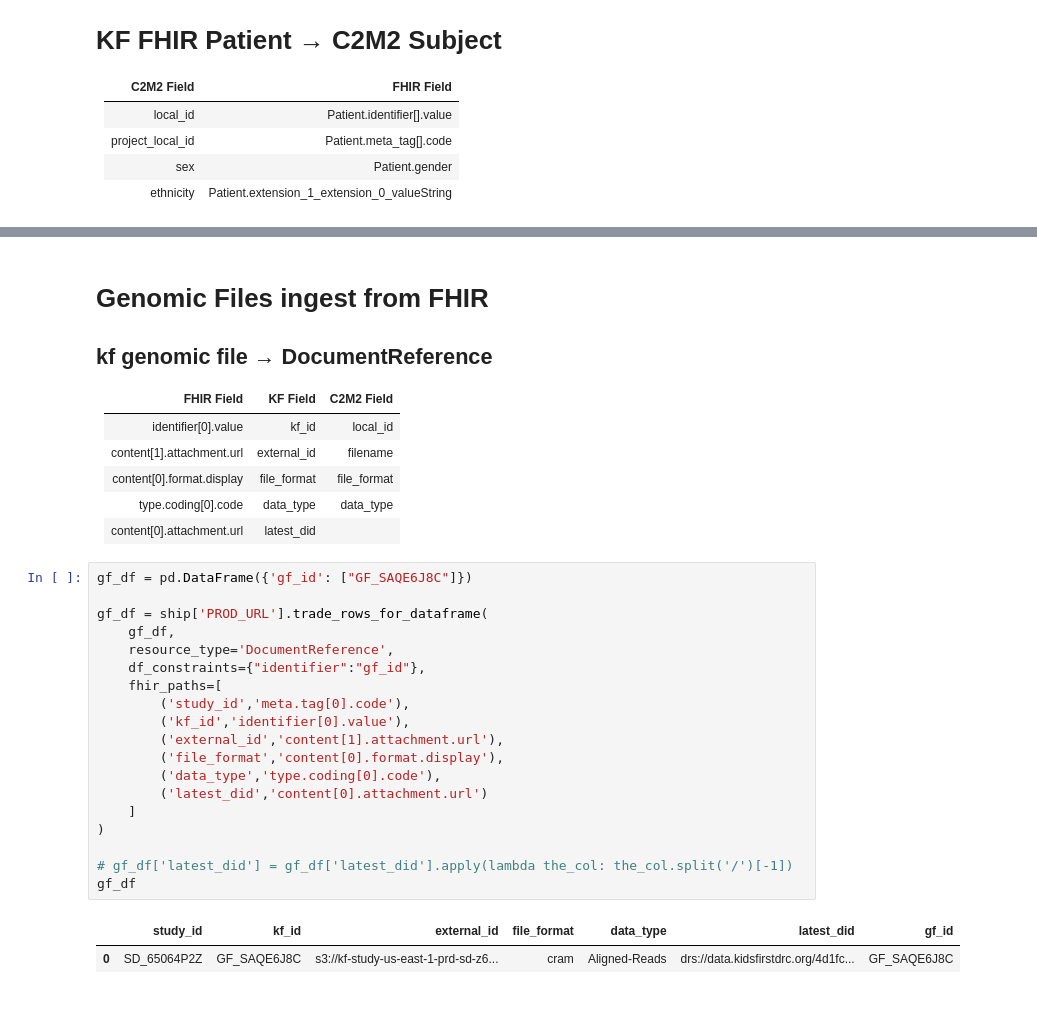
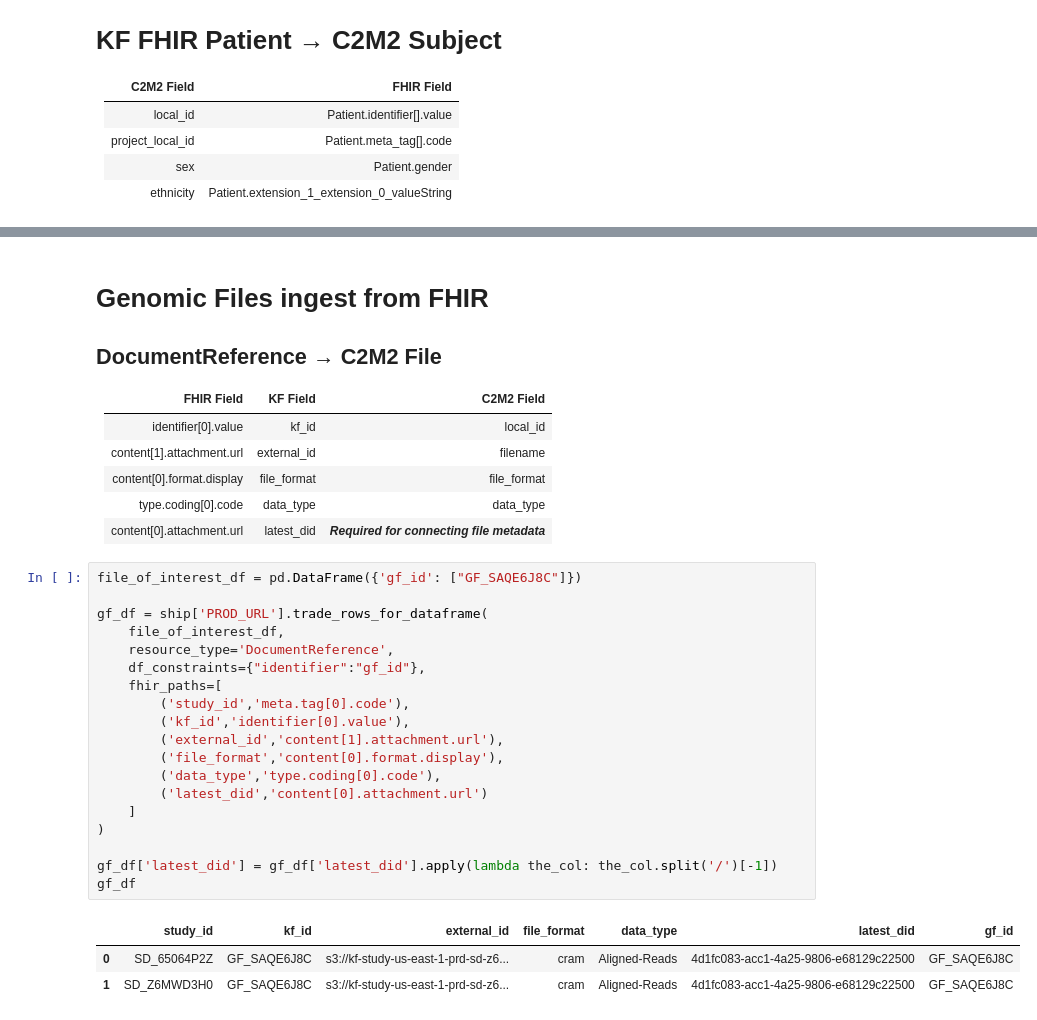
Before and after one commit to kids-first/c2m2-submission-process, a Jupyter notebook: kf_to_c2m2_etl/fhir-ingest.ipynb, the cells around one changed output, grey strips where cells are left out. Cells and saved outputs as stored; diff of their text form.

```diff
--- a/kf_to_c2m2_etl/fhir-ingest.ipynb
+++ b/kf_to_c2m2_etl/fhir-ingest.ipynb
@@ -146,7 +199,7 @@ patient_df.head()
 # %% [markdown]
 # Genomic Files ingest from FHIR
 
-## kf genomic file &rarr; DocumentReference
+## DocumentReference &rarr; C2M2 File
 
 | FHIR Field | KF Field | C2M2 Field |
 | ---------- | ---------- | ---------- |
@@ -154,26 +207,27 @@ patient_df.head()
 | content[1].attachment.url | external_id | filename |
 | content[0].format.display | file_format | file_format |
 | type.coding[0].code | data_type | data_type |
-| content[0].attachment.url | latest_did | |
+| content[0].attachment.url | latest_did | ***Required for connecting file metadata*** |
 # %%
-gf_df = pd.DataFrame({'gf_id': ["GF_SAQE6J8C"]})
+file_of_interest_df = pd.DataFrame({'gf_id': ["GF_SAQE6J8C"]})
 
 gf_df = ship['PROD_URL'].trade_rows_for_dataframe(
-    gf_df,
+    file_of_interest_df,
     resource_type='DocumentReference',
     df_constraints={"identifier":"gf_id"},
     fhir_paths=[
         ('study_id','meta.tag[0].code'),
         ('kf_id','identifier[0].value'),
         ('external_id','content[1].attachment.url'),
         ('file_format','content[0].format.display'),
         ('data_type','type.coding[0].code'),
         ('latest_did','content[0].attachment.url')
     ]
 )
 
-# gf_df['latest_did'] = gf_df['latest_did'].apply(lambda the_col: the_col.split('/')[-1])
+gf_df['latest_did'] = gf_df['latest_did'].apply(lambda the_col: the_col.split('/')[-1])
 gf_df
 # %% [output]
 |  | study_id | kf_id | external_id | file_format | data_type | latest_did | gf_id |
-| 0 | SD_65064P2Z | GF_SAQE6J8C | s3://kf-study-us-east-1-prd-sd-z6... | cram | Aligned-Reads | drs://data.kidsfirstdrc.org/4d1fc... | GF_SAQE6J8C |
+| 0 | SD_65064P2Z | GF_SAQE6J8C | s3://kf-study-us-east-1-prd-sd-z6... | cram | Aligned-Reads | 4d1fc083-acc1-4a25-9806-e68129c22500 | GF_SAQE6J8C |
+| 1 | SD_Z6MWD3H0 | GF_SAQE6J8C | s3://kf-study-us-east-1-prd-sd-z6... | cram | Aligned-Reads | 4d1fc083-acc1-4a25-9806-e68129c22500 | GF_SAQE6J8C |
```
Also changed, not shown: parts of 7 cells of this notebook, 3 other files.
